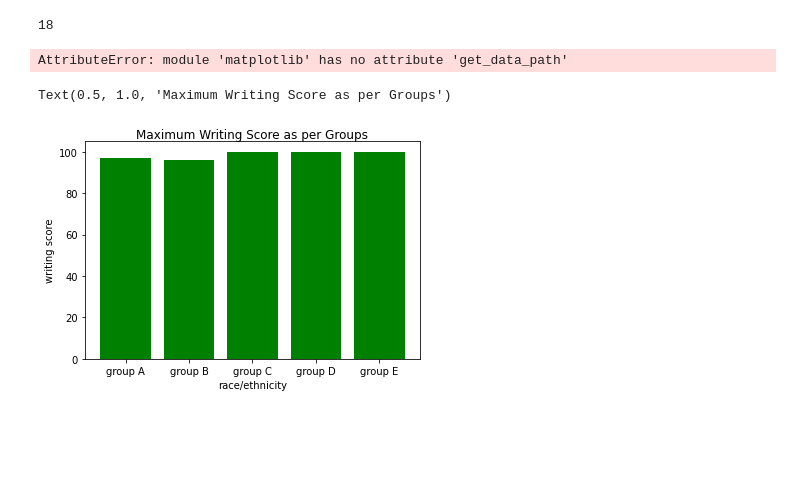
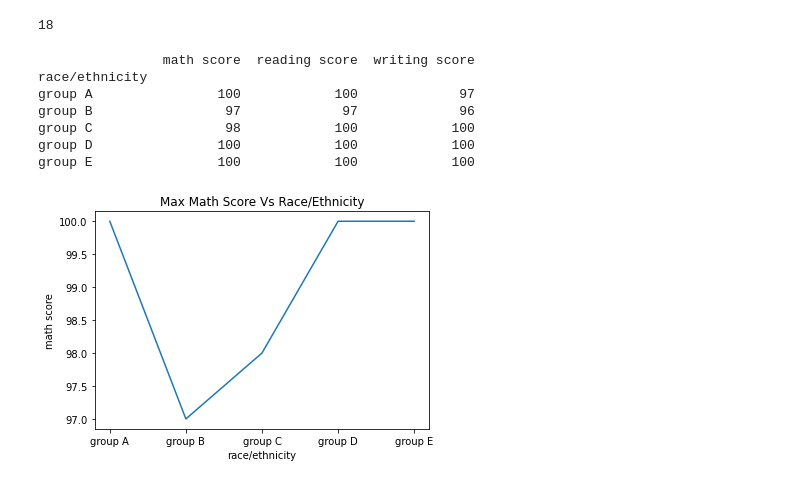
Before and after one commit to DevMehta-30/STC-ML, a Jupyter notebook: Notebook.ipynb, the cells around one changed output. Saved outputs shown, nothing was run; the diff lists cells and outputs as text; code cells hidden in the pictures; blank space fills up the shorter version.

```diff
--- a/Notebook.ipynb
+++ b/Notebook.ipynb
@@ -35,33 +39,15 @@ print(len(df1.index))
 # %% [output]
 18
 # %%
-import numpy as np
-import pandas as pd
-import seaborn as sns
-
-df= pd.read_csv("StudentsPerformance.csv")
-
 df1=df[["race/ethnicity","math score","reading score","writing score"]].groupby("race/ethnicity").max()
 print(df1)
-sns.lineplot(x="race/ethnicity",y="math score",data="df1")
+sns.lineplot(x="race/ethnicity",y="math score",data=df1).set(title="Max Math Score Vs Race/Ethnicity");
 # %% [output]
-AttributeError: module 'matplotlib' has no attribute 'get_data_path'
+                math score  reading score  writing score
+race/ethnicity
+group A                100            100             97
+group B                 97             97             96
+group C                 98            100            100
+group D                100            100            100
+group E                100            100            100
+[figure, added]
-# %%
-import numpy as np
-import pandas as pd
-import matplotlib.pyplot as plt
-
-df= pd.read_csv("StudentsPerformance.csv")
-
-df1=df[["race/ethnicity","math score","reading score","writing score"]].groupby("race/ethnicity").max()
-index = np.arange(len(df.groupby("race/ethnicity")))
-groups=["group A","group B","group C","group D","group E"]
-plt.bar(groups, df1["writing score"].groupby("race/ethnicity").max(), color='green')
-plt.xlabel("race/ethnicity")
-plt.ylabel('writing score')
-plt.title(label='Maximum Writing Score as per Groups',
-          fontweight=10,
-          pad='2.0')
-# %% [output]
-Text(0.5, 1.0, 'Maximum Writing Score as per Groups')
-[figure, removed]
```
Also changed, not shown: parts of 21 cells of this notebook.
